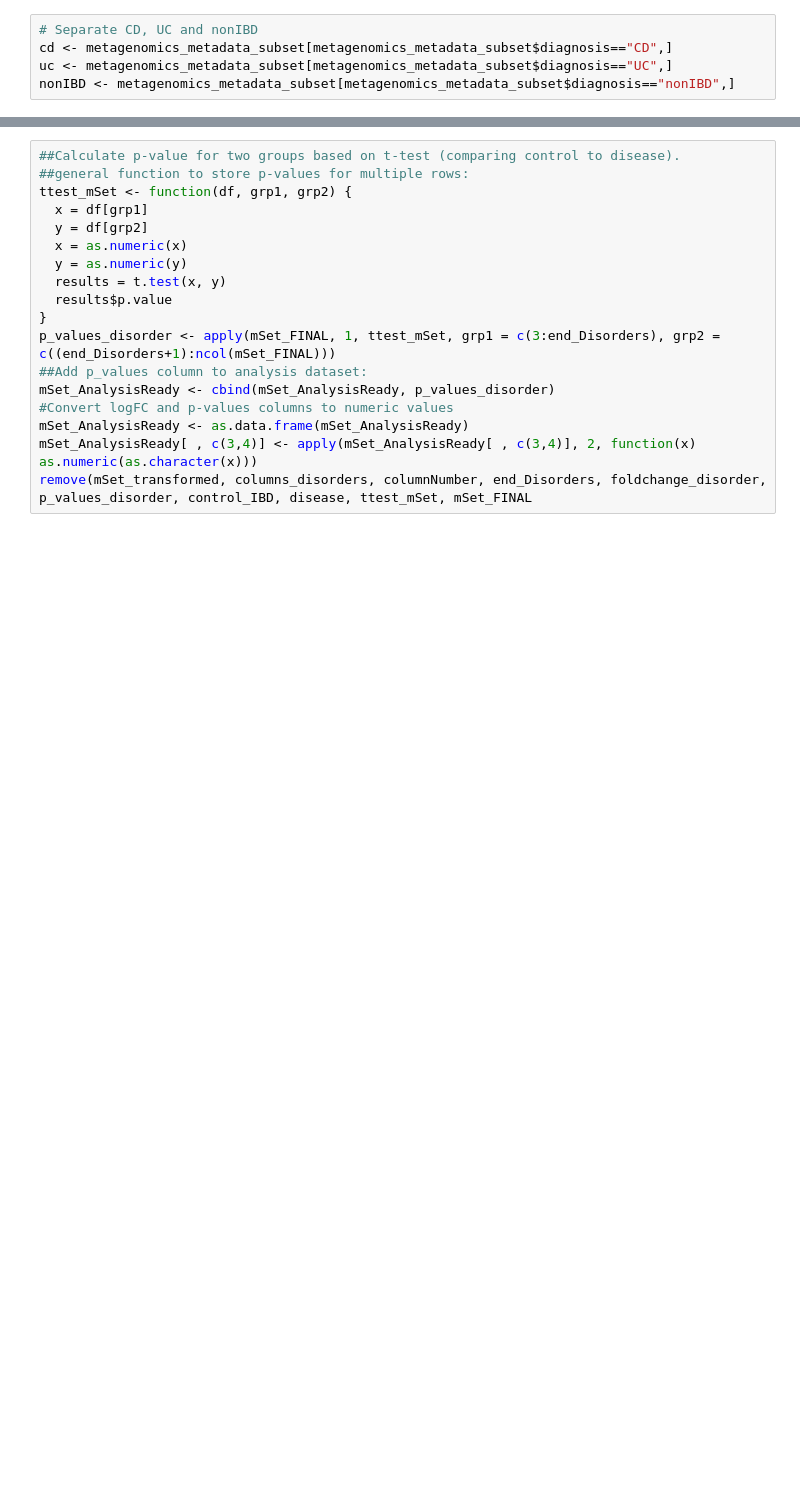
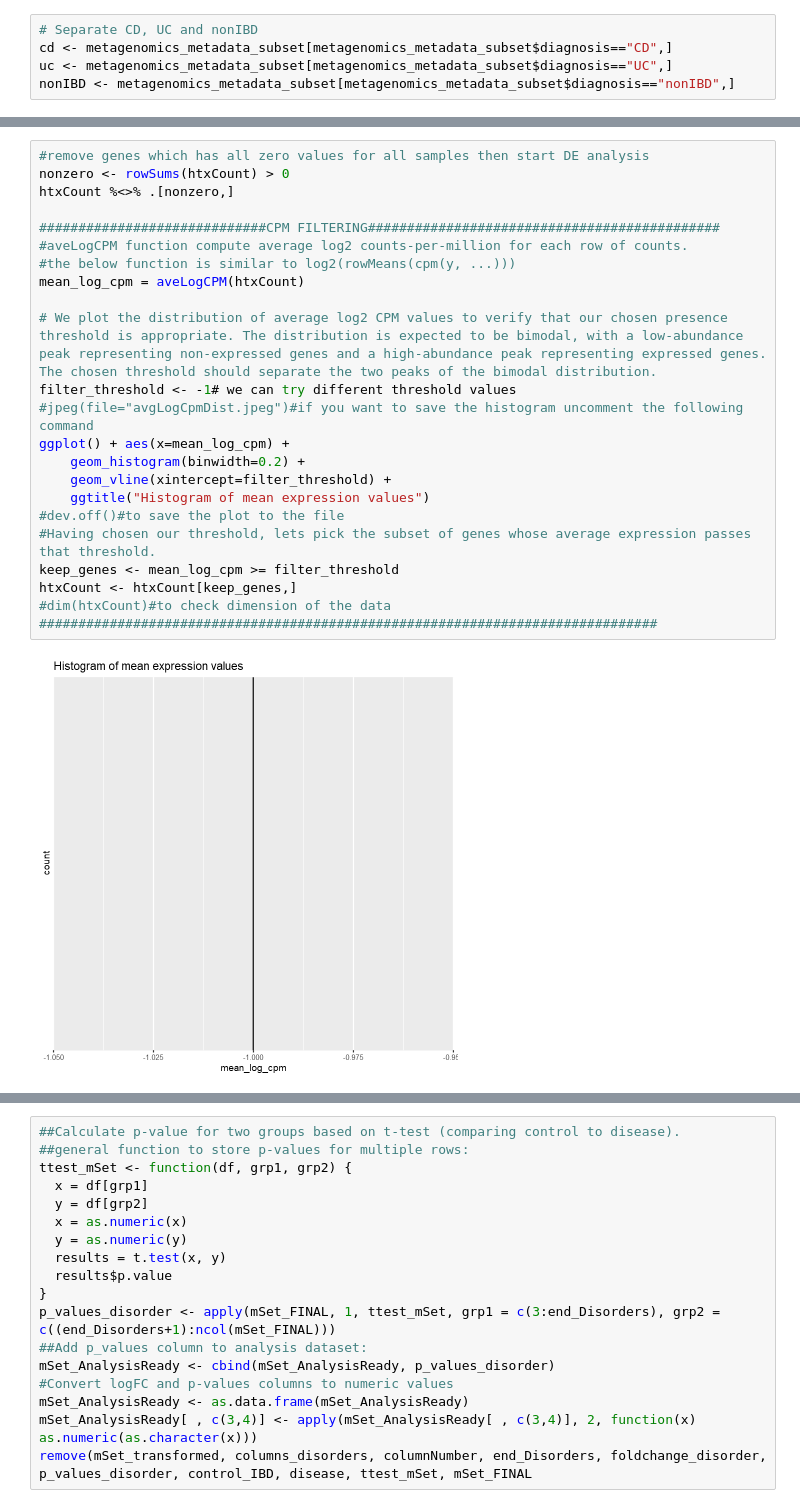
Before and after one commit to AmauryPelzer/BBS3005_Metabolic-modelling-for-microbiome-in-IBD, a Jupyter notebook: Scripts/Pathway_analysis.ipynb, the cells around one changed output, grey strips where cells are left out. Saved outputs shown, nothing was run; the diff lists cells and outputs as text; blank space fills up the shorter version.

Commit message:
Working on GE analysis

```diff
--- a/Scripts/Pathway_analysis.ipynb
+++ b/Scripts/Pathway_analysis.ipynb
@@ -96,0 +110,25 @@ A data.frame: 6 × 47
+# %%
+#remove genes which has all zero values for all samples then start DE analysis
+nonzero <- rowSums(htxCount) > 0
+htxCount %<>% .[nonzero,]
+
+#############################CPM FILTERING#############################################
+#aveLogCPM function compute average log2 counts-per-million for each row of counts.
+#the below function is similar to log2(rowMeans(cpm(y, ...)))
+mean_log_cpm = aveLogCPM(htxCount)
+
+# We plot the distribution of average log2 CPM values to verify that our chosen presence threshold is appropriate. The distribution is expected to be bimodal, with a low-abundance peak representing non-expressed genes and a high-abundance peak representing expressed genes. The chosen threshold should separate the two peaks of the bimodal distribution.
+filter_threshold <- -1# we can try different threshold values
+#jpeg(file="avgLogCpmDist.jpeg")#if you want to save the histogram uncomment the following command
+ggplot() + aes(x=mean_log_cpm) +
+    geom_histogram(binwidth=0.2) +
+    geom_vline(xintercept=filter_threshold) +
+    ggtitle("Histogram of mean expression values")
+#dev.off()#to save the plot to the file
+#Having chosen our threshold, lets pick the subset of genes whose average expression passes that threshold.
+keep_genes <- mean_log_cpm >= filter_threshold
+htxCount <- htxCount[keep_genes,]
+#dim(htxCount)#to check dimension of the data
+###############################################################################
+# %% [output]
+[figure, added]
```
Also changed, not shown: parts of 14 cells of this notebook.
